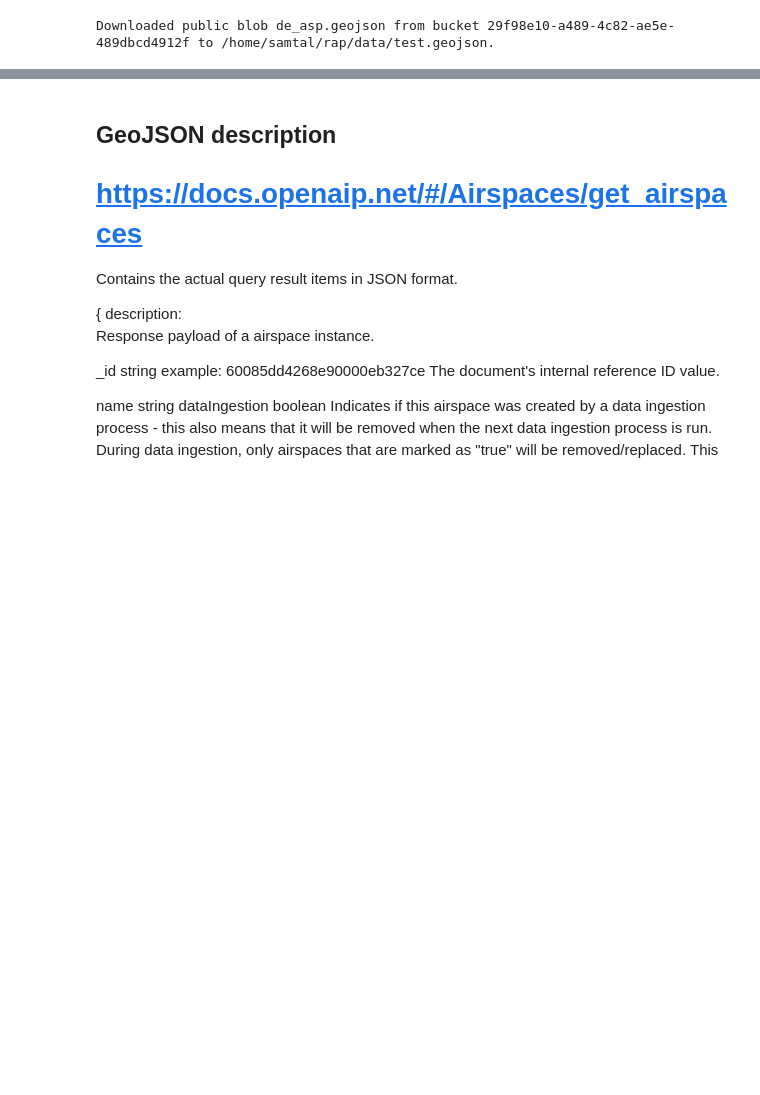
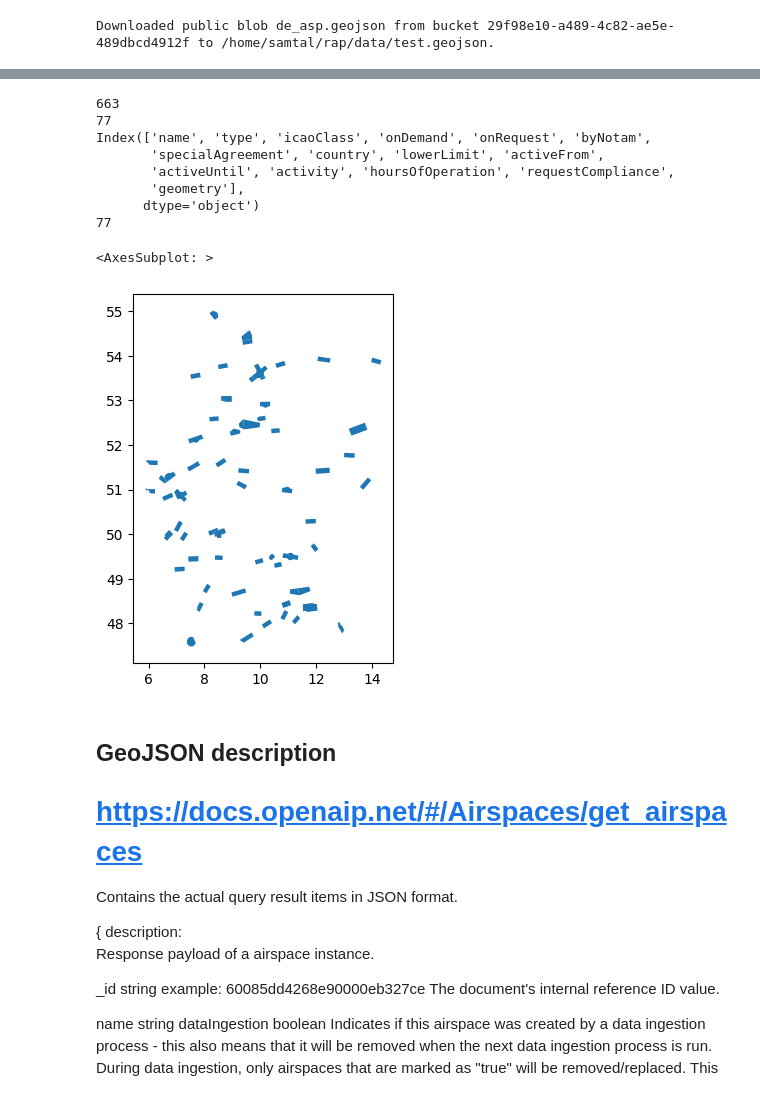
Before and after one commit to cramke/RAP, a Jupyter notebook: Tools/OpenAIP.ipynb, the cells around one changed output, grey strips where cells are left out. Cells and saved outputs as stored; diff of their text form; code cells hidden in the pictures; blank space fills up the shorter version.

Commit message:
Filter OpenAIP dataset by altitude

```diff
--- a/Tools/OpenAIP.ipynb
+++ b/Tools/OpenAIP.ipynb
@@ -44,20 +25,3 @@ print(
 )
 # %% [output]
 Downloaded public blob de_asp.geojson from bucket 29f98e10-a489-4c82-ae5e-489dbcd4912f to /home/samtal/rap/data/test.geojson.
-# %%
-gdf = gpd.read_file("../data/test.geojson")
-relevant_fields = ['name', 'type', 'icaoClass', 'onDemand', 'onRequest', 'byNotam',
-       'specialAgreement', 'country', 'upperLimit', 'lowerLimit', 'activeFrom',
-       'activeUntil', 'activity', 'hoursOfOperation', 'requestCompliance',
-       'dataIngestion', 'geometry']
-
-
-gdf = gdf[relevant_fields]
-
-print(len(gdf))
-gdf = gdf[(gdf['icaoClass'] == 1) |(gdf['icaoClass'] == 2) | (gdf['icaoClass'] == 3)]
-print(len(gdf))
-
-print(gdf.keys())
-print(len(gdf))
-gdf.head()
@@ -79,3 +43,49 @@ Index(['name', 'type', 'icaoClass', 'onDemand', 'onRequest', 'byNotam',
+# %%
+def filter_by_icao_class(gdf):
+       gdf = gdf[(gdf['icaoClass'] == 1) | (gdf['icaoClass'] == 2) | (gdf['icaoClass'] == 3)]
+       return gdf
+
+def filter_by_relevant_keys(gdf):
+       relevant_fields = ['name', 'type', 'icaoClass', 'onDemand', 'onRequest', 'byNotam',
+              'specialAgreement', 'country', 'lowerLimit', 'activeFrom',
+              'activeUntil', 'activity', 'hoursOfOperation', 'requestCompliance',
+              'geometry']
+       return gdf[relevant_fields]
+
+def filter_by_lower_limit(gdf):
+       METER = 0
+       FEET = 1
+       FLIGHTLEVEL = 6
+       gdf = gdf[
+              ( gdf['lowerLimit'].apply(lambda x: x['unit']==METER and x['value'] < 200) ) |
+              ( gdf['lowerLimit'].apply(lambda x: x['unit']==FEET and x['value'] < 500) ) |
+              ( gdf['lowerLimit'].apply(lambda x: x['unit']==FLIGHTLEVEL and x['value'] < 60) )
+       ]
+       return gdf
+
+gdf = gpd.read_file("../data/test.geojson")
+
+print(len(gdf))
+gdf = filter_by_icao_class(gdf)
+gdf = filter_by_relevant_keys(gdf)
+gdf = filter_by_lower_limit(gdf)
+print(len(gdf))
+
+print(gdf.keys())
+print(len(gdf))
+gdf.head()
+gdf.plot()
+# %% [output]
+663
+77
+Index(['name', 'type', 'icaoClass', 'onDemand', 'onRequest', 'byNotam',
+       'specialAgreement', 'country', 'lowerLimit', 'activeFrom',
+       'activeUntil', 'activity', 'hoursOfOperation', 'requestCompliance',
+       'geometry'],
+      dtype='object')
+77
+<AxesSubplot: >
+[figure, added]
 # %% [markdown]
 ## GeoJSON description
 # https://docs.openaip.net/#/Airspaces/get_airspaces
```
Also changed, not shown: parts of 5 cells of this notebook.
